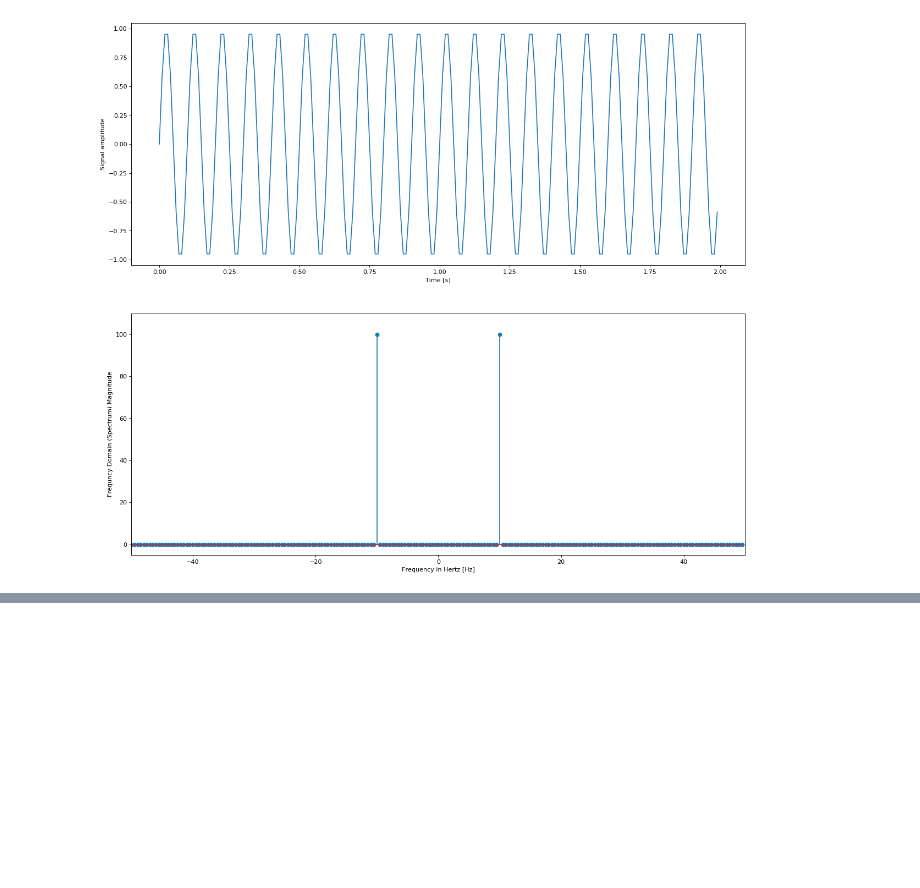
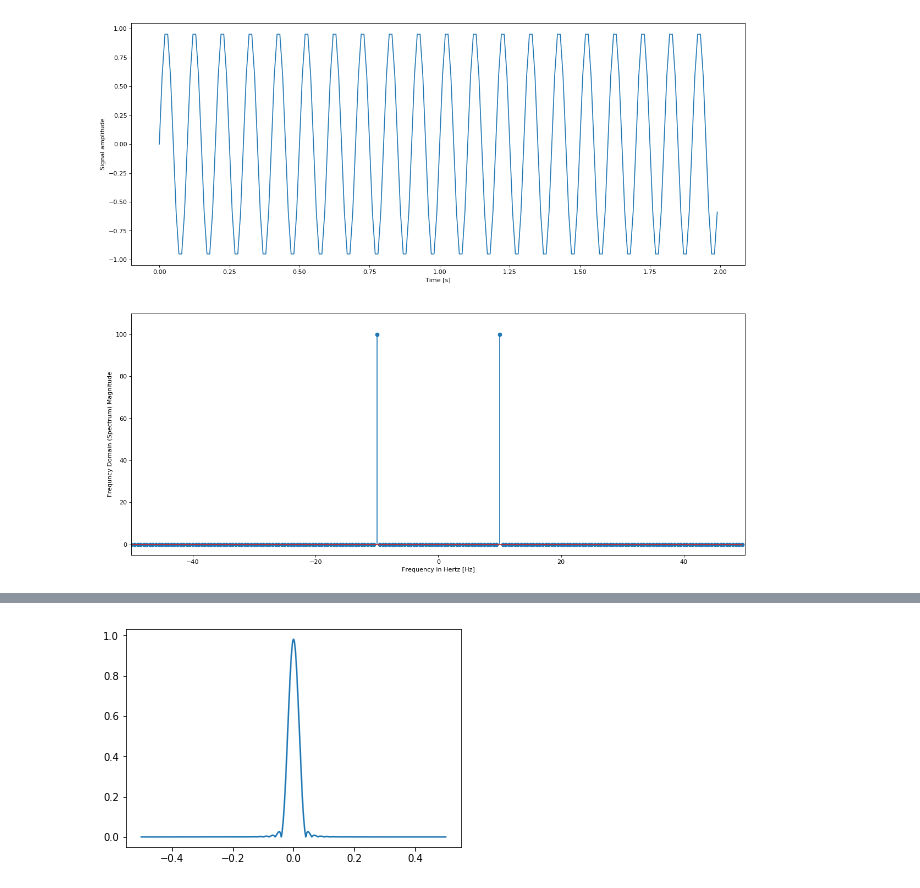
Before and after one commit to GitNiko/linearC, a Jupyter notebook: singal_system.ipynb, the cells around one changed output, grey strips where cells are left out. Saved outputs shown, nothing was run; the diff lists cells and outputs as text; code cells hidden in the pictures; blank space fills up the shorter version.

```diff
--- a/singal_system.ipynb
+++ b/singal_system.ipynb
@@ -970,0 +1050,17 @@ Text(0,0.5,'Amplitude [unknow]')
+# %%
+# hanning window
+import matplotlib.pyplot as plt
+import numpy as np
+
+window = np.hanning(51)
+A = np.fft.fft(window, 2048) / 25.5
+
+mag = np.abs(np.fft.fftshift(A))
+freq = np.linspace(-0.5, 0.5, len(A))
+response = mag
+response = np.clip(response, -100, 100)
+plt.figure()
+plt.plot(freq, response)
+plt.show()
+# %% [output]
+[figure, added]
```
Also changed, not shown: parts of 3 cells of this notebook.
